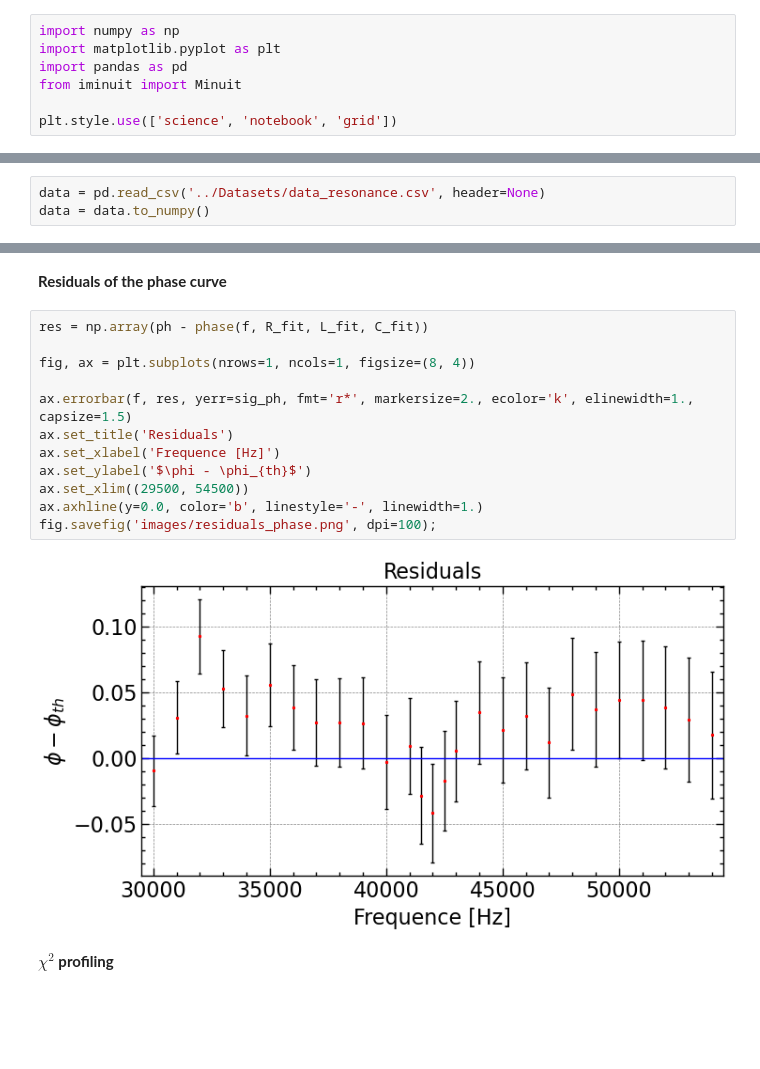
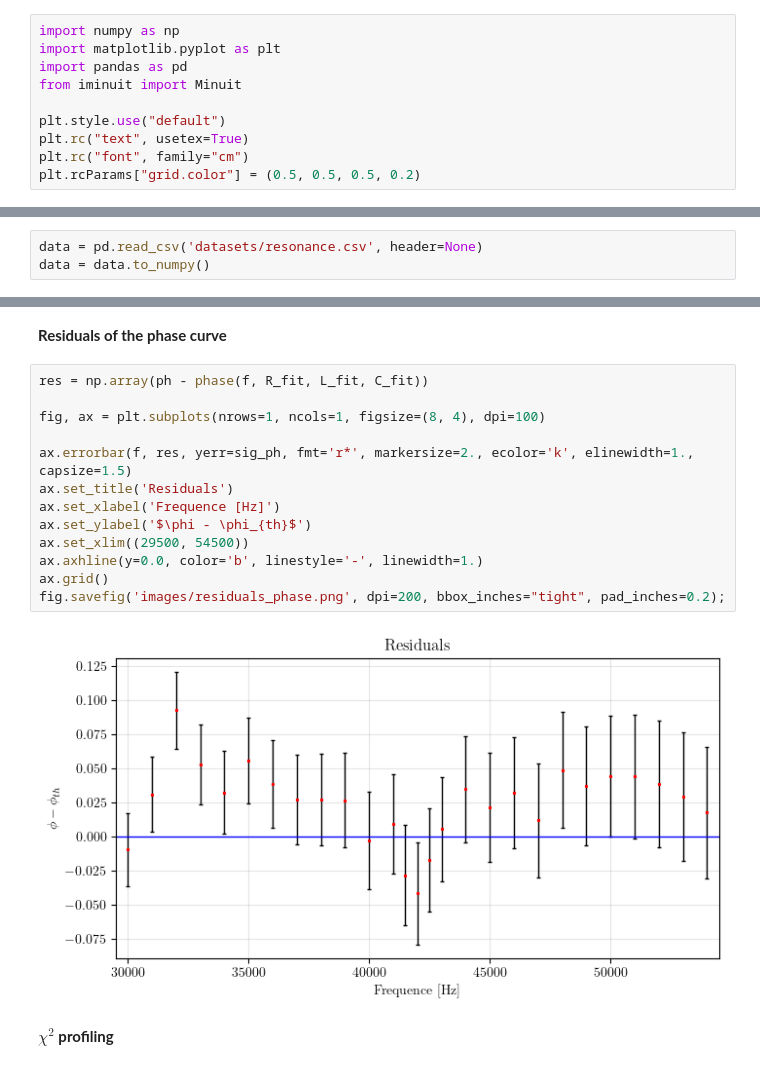
Before and after one commit to tommaso-ferracci/Resonance_Curve_Regression_Analysis, a Jupyter notebook: RLC_fit_analysis.ipynb, the cells around one changed output, grey strips where cells are left out. Cells and saved outputs as stored; diff of their text form; blank space fills up the shorter version.

Commit message:
update visualizations

```diff
--- a/RLC_fit_analysis.ipynb
+++ b/RLC_fit_analysis.ipynb
@@ -8,11 +8,14 @@ import matplotlib.pyplot as plt
 import pandas as pd
 from iminuit import Minuit
 
-plt.style.use(['science', 'notebook', 'grid'])
+plt.style.use("default")
+plt.rc("text", usetex=True)
+plt.rc("font", family="cm")
+plt.rcParams["grid.color"] = (0.5, 0.5, 0.5, 0.2)
 # %% [markdown]
 **Loading laboratory data**
 # %%
-data = pd.read_csv('../Datasets/data_resonance.csv', header=None)
+data = pd.read_csv('datasets/resonance.csv', header=None)
 data = data.to_numpy()
 # %% [markdown]
 **Cleaning and computing errors**
@@ -140,17 +146,18 @@ fig.savefig('images/fit_phase.png', dpi=100);
 # %%
 res = np.array(ph - phase(f, R_fit, L_fit, C_fit))
 
-fig, ax = plt.subplots(nrows=1, ncols=1, figsize=(8, 4))
+fig, ax = plt.subplots(nrows=1, ncols=1, figsize=(8, 4), dpi=100)
 
 ax.errorbar(f, res, yerr=sig_ph, fmt='r*', markersize=2., ecolor='k', elinewidth=1., capsize=1.5)
 ax.set_title('Residuals')
 ax.set_xlabel('Frequence [Hz]')
 ax.set_ylabel('$\phi - \phi_{th}$')
 ax.set_xlim((29500, 54500))
 ax.axhline(y=0.0, color='b', linestyle='-', linewidth=1.)
-fig.savefig('images/residuals_phase.png', dpi=100);
+ax.grid()
+fig.savefig('images/residuals_phase.png', dpi=200, bbox_inches="tight", pad_inches=0.2);
 # %% [output]
-[figure, old version]
+[figure, new version]
 # %% [markdown]
 **$\chi^2$ profiling**
 # %%
```
Also changed, not shown: parts of 12 cells of this notebook, 13 other files.
